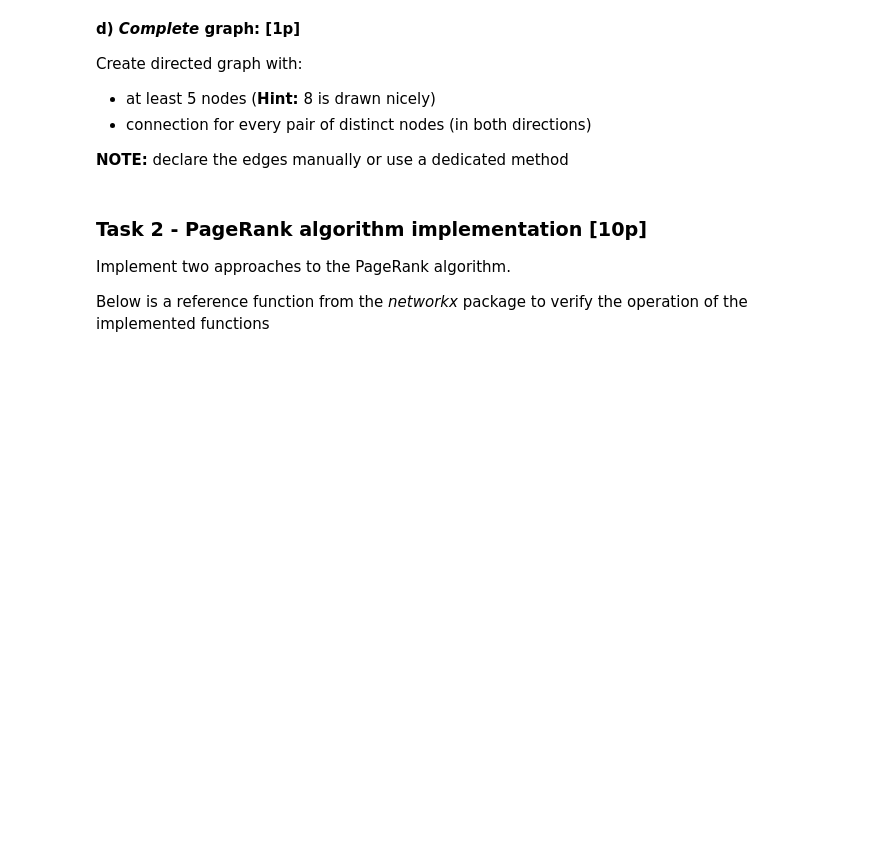
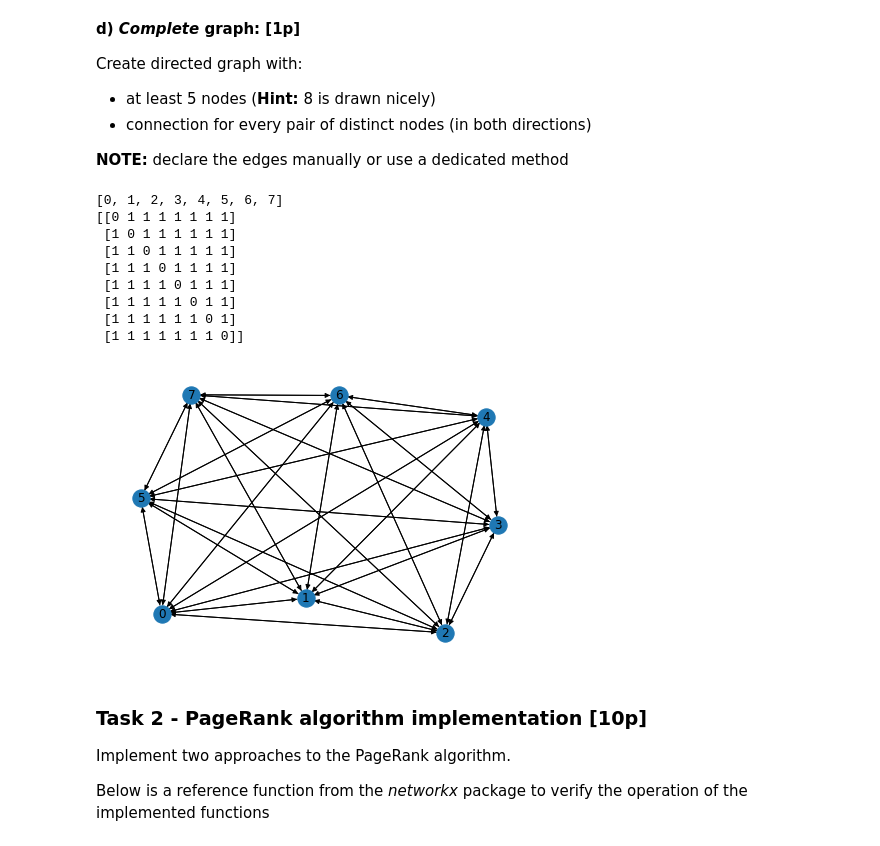
Before and after one commit to SamuelJanas/Sem5, a Jupyter notebook: Information-Retrieval/lab5/lab5.ipynb, the cells around one changed output. Saved outputs shown, nothing was run; the diff lists cells and outputs as text; code cells hidden in the pictures; blank space fills up the shorter version.

```diff
--- a/Information-Retrieval/lab5/lab5.ipynb
+++ b/Information-Retrieval/lab5/lab5.ipynb
@@ -87,3 +147,29 @@ nx.draw(G_complete, with_labels=True)
+# %%
+G_complete = nx.DiGraph()
+
+# Add nodes
+G_complete.add_nodes_from(range(8))  # Adds 8 nodes, numbered 0 through 7
+
+# Add edges for every pair of distinct nodes, in both directions
+for i in range(8):
+    for j in range(8):
+        if i != j:
+            G_complete.add_edge(i, j)
+
+print(G_complete.nodes)
+print(nx.adjacency_matrix(G_complete).todense())
+nx.draw(G_complete, with_labels=True)
+# %% [output]
+[0, 1, 2, 3, 4, 5, 6, 7]
+[[0 1 1 1 1 1 1 1]
+ [1 0 1 1 1 1 1 1]
+ [1 1 0 1 1 1 1 1]
+ [1 1 1 0 1 1 1 1]
+ [1 1 1 1 0 1 1 1]
+ [1 1 1 1 1 0 1 1]
+ [1 1 1 1 1 1 0 1]
+ [1 1 1 1 1 1 1 0]]
+[figure, added]
 # %% [markdown]
 ### Task 2 - PageRank algorithm implementation [10p]
 
```
Also changed, not shown: parts of 24 cells of this notebook, 1 other file.
